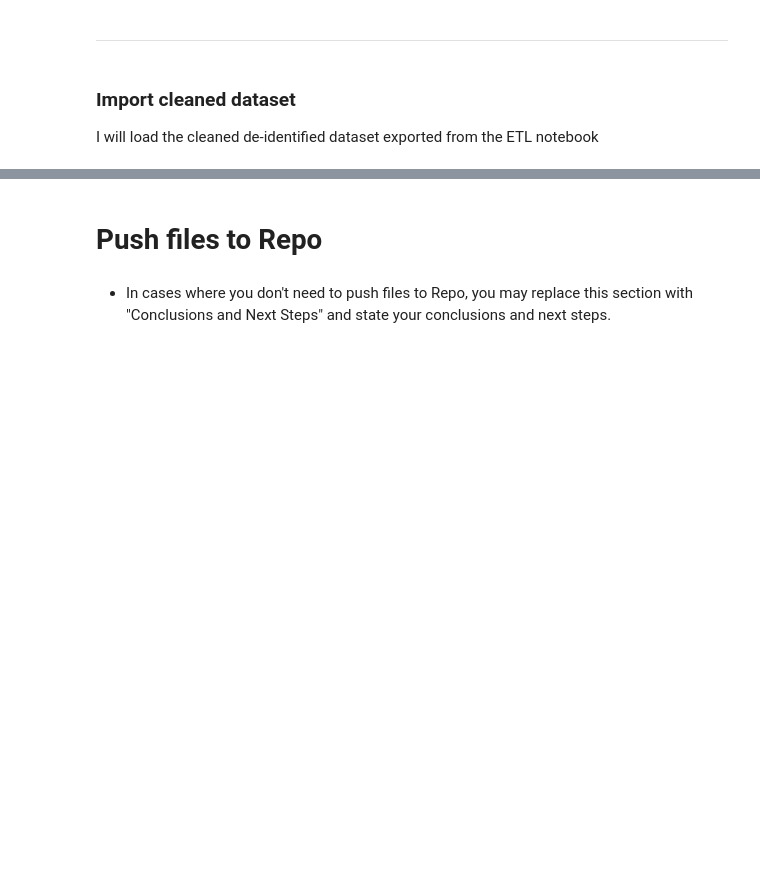
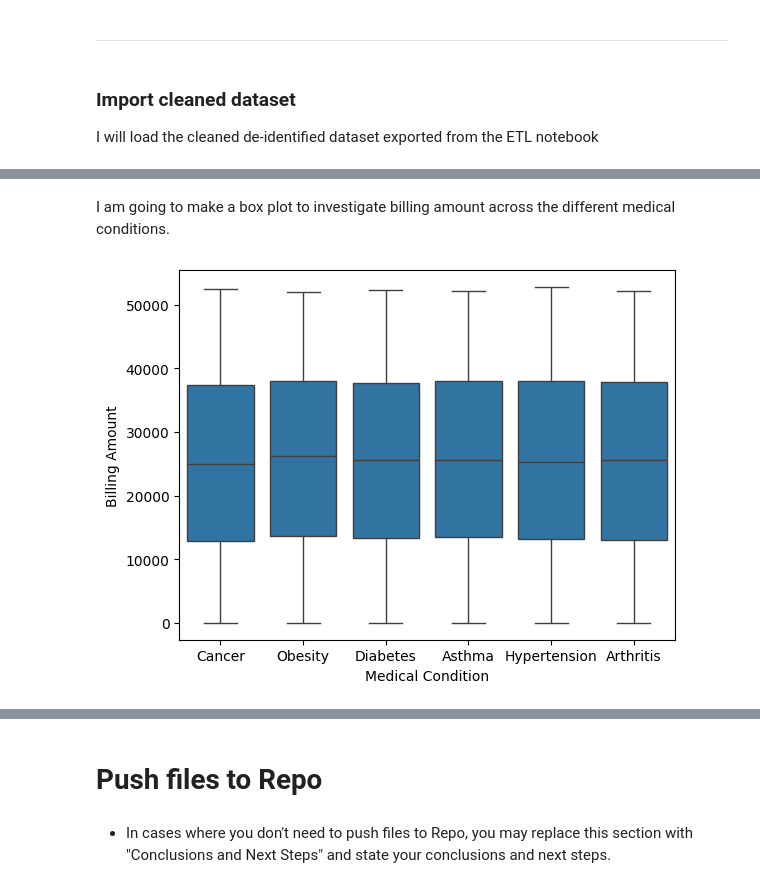
Before and after one commit to navmann99/Healthcare_Analysis, a Jupyter notebook: jupyter_notebooks/02-EDAHypothesisTesting.ipynb, the cells around one changed output, grey strips where cells are left out. Cells and saved outputs as stored; diff of their text form; code cells hidden in the pictures; blank space fills up the shorter version.

```diff
--- a/jupyter_notebooks/02-EDAHypothesisTesting.ipynb
+++ b/jupyter_notebooks/02-EDAHypothesisTesting.ipynb
@@ -84,0 +131,7 @@ NOTE
+# %% [markdown]
+I am going to make a box plot to investigate billing amount across the different medical conditions.
+# %%
+sns.boxplot(x='Medical Condition', y='Billing Amount', data=df)
+plt.show()
+# %% [output]
+[figure, added]
```
Also changed, not shown: parts of 15 cells of this notebook.
